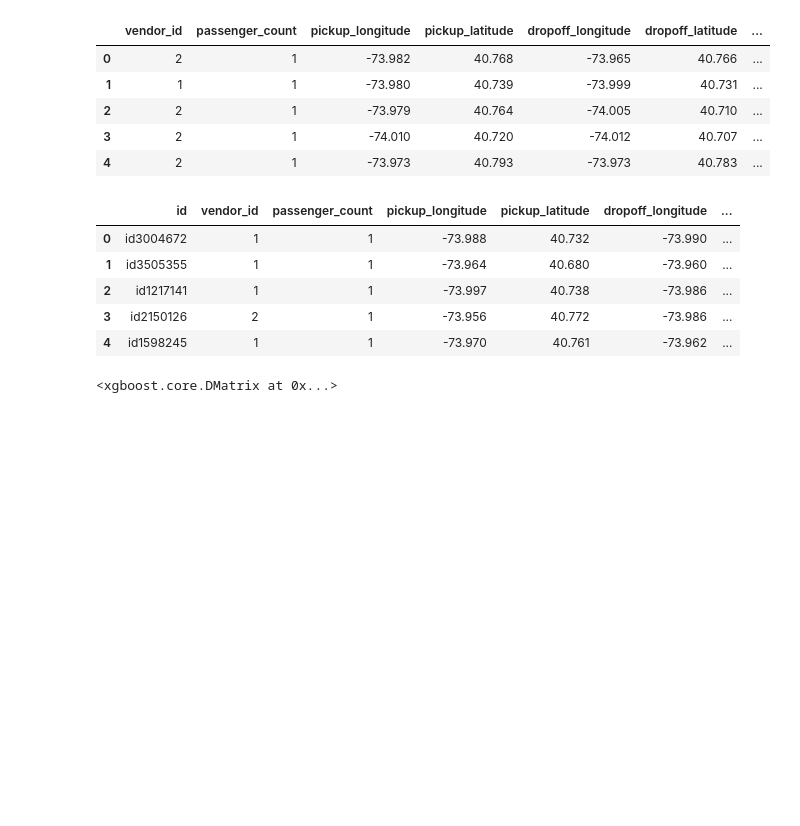
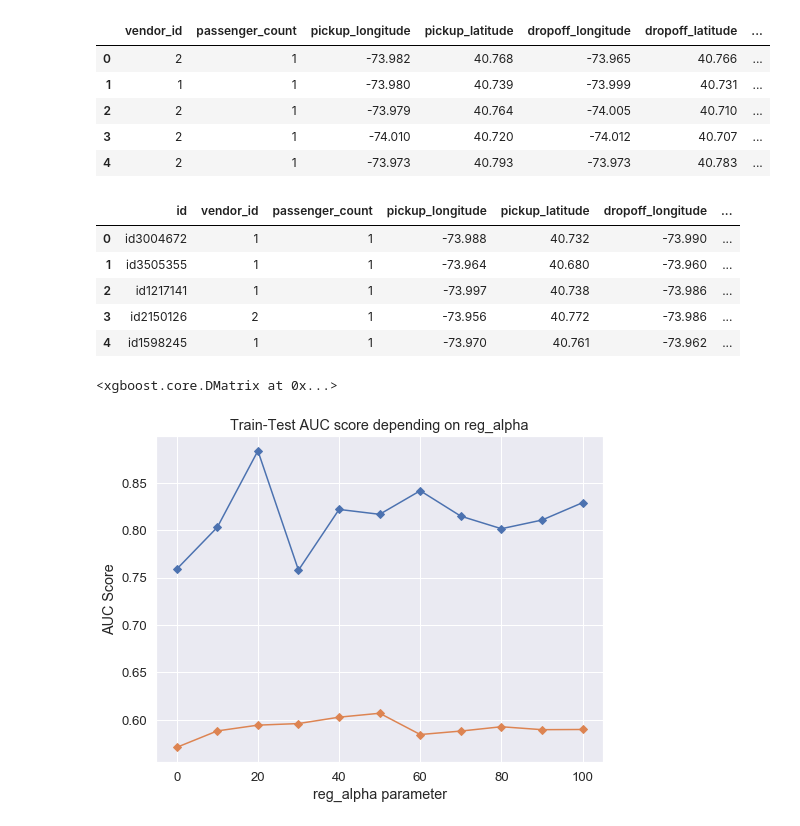
Before and after one commit to gregvidy/nyc_taxi_trip_kaggle, a Jupyter notebook: EDA.ipynb, the cells around one changed output. Drawn from its saved outputs; the diff is of its cells as text; code cells hidden in the pictures; blank space fills up the shorter version.

```diff
--- a/EDA.ipynb
+++ b/EDA.ipynb
@@ -260,0 +264,15 @@ d_train
+# %%
+# Scores from optimisation
+reg_alpha_train = [(0, 0.75902), (10, 0.80323), (20, 0.88388), (30, 0.75794), (40, 0.82204), (50, 0.81688), (60, 0.84177), (70, 0.81493), (80, 0.80167), (90, 0.81081), (100, 0.82915)]
+reg_alpha_test = [(0, 0.57096), (10, 0.58829), (20, 0.59438), (30, 0.59605), (40, 0.60279), (50, 0.60692), (60, 0.58447), (70, 0.58813), (80, 0.59269), (90, 0.5896), (100, 0.5898)]
+
+sns.set(font_scale=1.2)
+plt.figure(figsize=(8, 6))
+plt.plot(*zip(*reg_alpha_train), marker='D', label="train")
+plt.plot(*zip(*reg_alpha_test), marker='D', label="test")
+plt.title('Train-Test AUC score depending on reg_alpha')
+plt.ylabel('AUC Score')
+plt.xlabel('reg_alpha parameter')
+plt.show()
+# %% [output]
+[figure, added]
```
Also changed, not shown: parts of 2 cells of this notebook.
